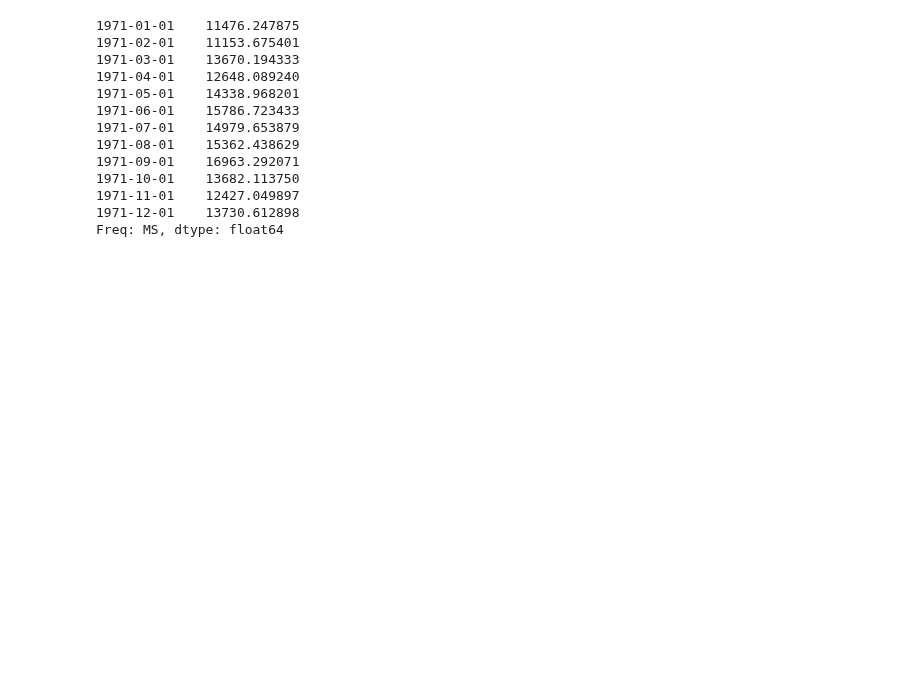
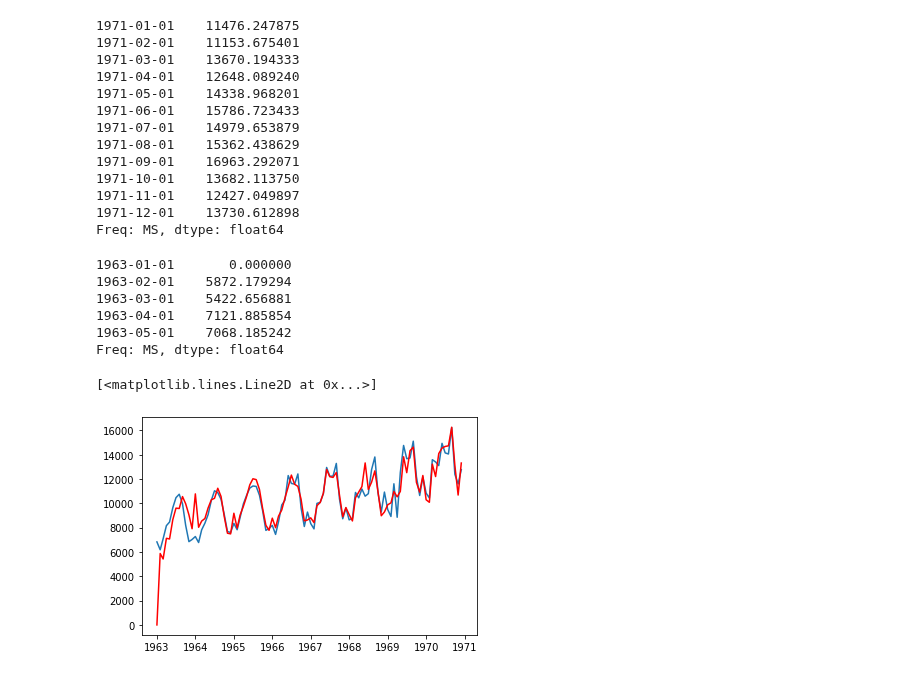
Before and after one commit to anmol0720/Time-Series-Forcasting, a Jupyter notebook: Time_Series_Analysis_and_Forcasting.ipynb, the cells around one changed output. Cells and saved outputs as stored; diff of their text form; code cells hidden in the pictures; blank space fills up the shorter version.

Commit message:
Predicting and Plotting

```diff
--- a/Time_Series_Analysis_and_Forcasting.ipynb
+++ b/Time_Series_Analysis_and_Forcasting.ipynb
@@ -1306,3 +1306,20 @@ model_fit.forecast(12)
 1971-11-01    12427.049897
 1971-12-01    13730.612898
 Freq: MS, dtype: float64
+# %%
+y_hat=model_fit.predict()
+# %%
+y_hat.head()
+# %% [output]
+1963-01-01       0.000000
+1963-02-01    5872.179294
+1963-03-01    5422.656881
+1963-04-01    7121.885854
+1963-05-01    7068.185242
+Freq: MS, dtype: float64
+# %%
+pyplot.plot(df['MilesMM'])
+pyplot.plot(y_hat,color='red')
+# %% [output]
+[<matplotlib.lines.Line2D at 0x...>]
+[figure, added]
```
